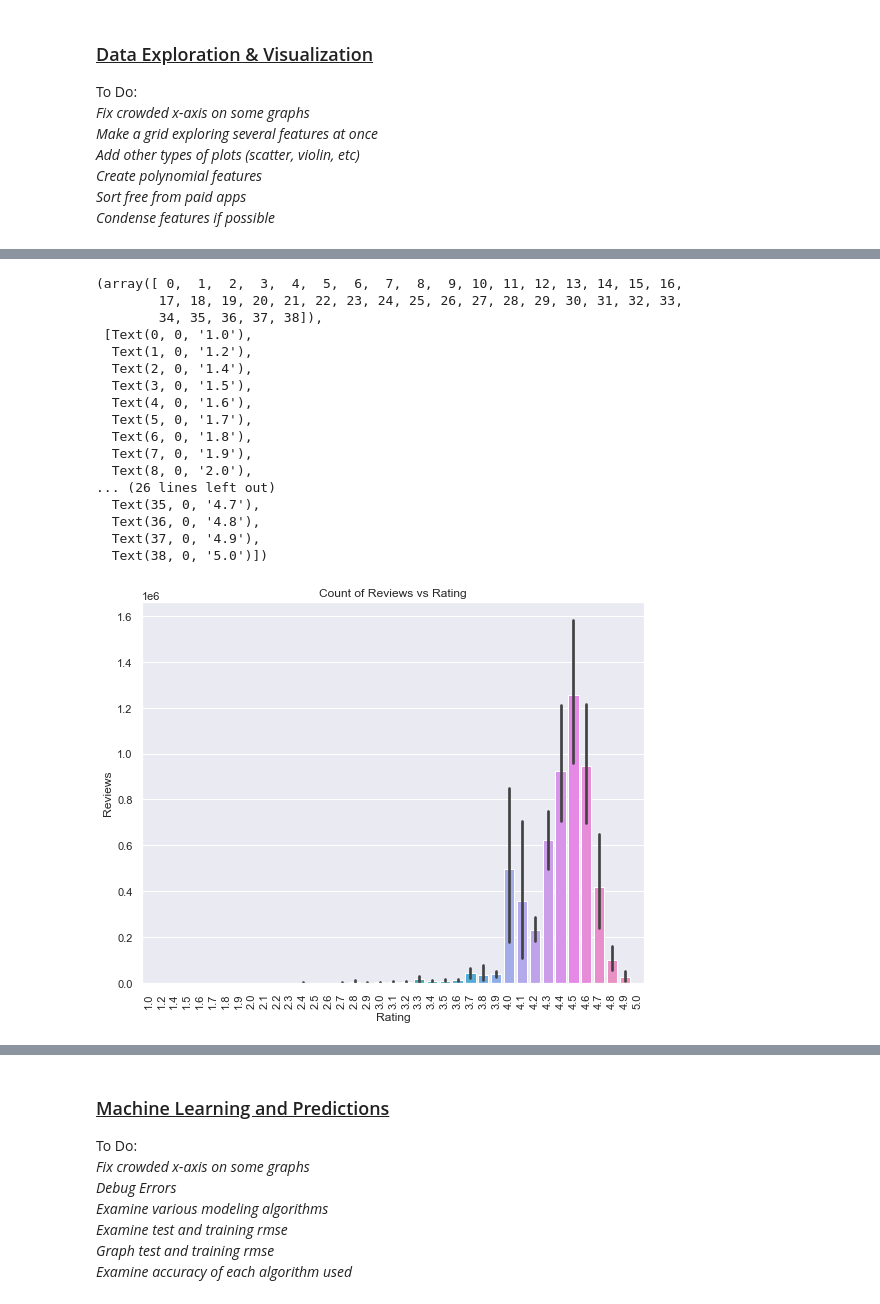
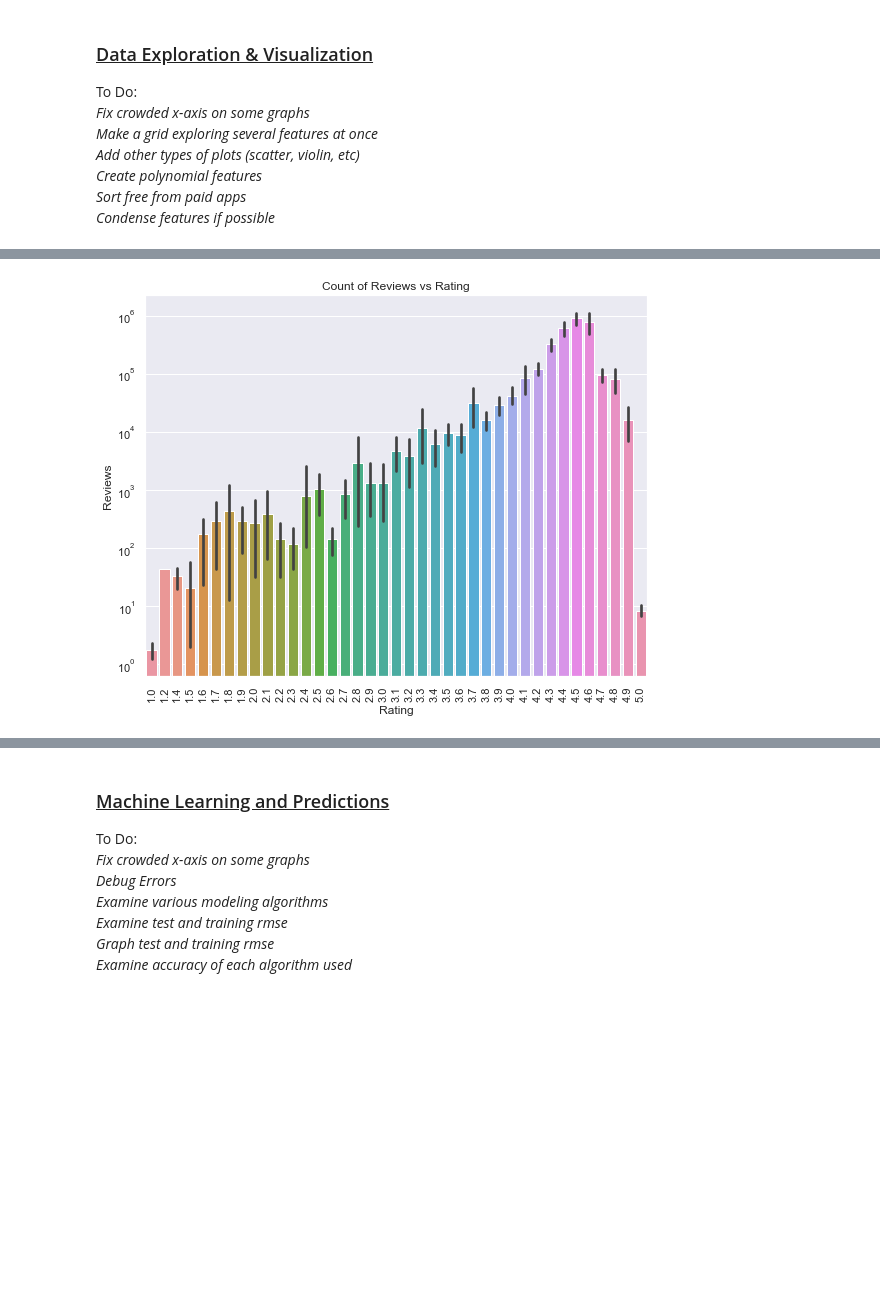
Before and after one commit to bryanaguiar/Data-Science-Group-Project, a Jupyter notebook: Playstore_Analysis_Data_Clean_Up.ipynb, the cells around one changed output, grey strips where cells are left out. Saved outputs shown, nothing was run; the diff lists cells and outputs as text; code cells hidden in the pictures; blank space fills up the shorter version.

```diff
--- a/Playstore_Analysis_Data_Clean_Up.ipynb
+++ b/Playstore_Analysis_Data_Clean_Up.ipynb
@@ -112,6 +112,7 @@ Total Na Values: 1487
 previousRows = df.shape[0]
 
 df = df.dropna()
+df = df[df['Size'] != 'Varies with device']
 df.reset_index(drop=True, inplace = True)
 newRows = df.shape[0]
 
@@ -151,0 +130,19 @@ df.drop(['Android Ver', 'Current Ver', 'Last Updated'], axis=1)
+# %%
+#Convert price column from object to float
+df['Price'] = df['Price'].str.replace('$', '').astype(float)
+
+#Convert reviews column from object to int
+df['Reviews'] = df['Reviews'].astype(int)
+
+#Convert Size column from object to float
+temp = df['Size'][df['Size'].str.strip().str[-1] == 'M'].str.replace('M', '')
+temp = temp.astype(float)
+df['Size'][df['Size'].str.strip().str[-1] == 'M'] = temp
+
+temp = df['Size'][df['Size'].str.strip().str[-1] == 'k'].str.replace('k', '')
+temp = temp.astype(float) / 1000
+df['Size'][df['Size'].str.strip().str[-1] == 'k'] = temp
+
+#Condensing Multi Genre Categories into new Primary Genre based on first entry
+df['Primary_Genre'] = df['Genres'].str.split(';', 1)
+df['Primary_Genre'] = df['Primary_Genre'].str.get(0)
@@ -190,5 +213,6 @@ print(df.groupby('Rating')['Reviews'].sum())
 plot = sns.barplot(data=df, x='Rating', y='Reviews')
 plot.set(title='Count of Reviews vs Rating')
 plt.xticks(rotation=90)
+plt.yscale('log')
 # %% [output]
 Rating
@@ -210,21 +234,4 @@ Rating
 Name: Reviews, dtype: int32
-(array([ 0,  1,  2,  3,  4,  5,  6,  7,  8,  9, 10, 11, 12, 13, 14, 15, 16,
-        17, 18, 19, 20, 21, 22, 23, 24, 25, 26, 27, 28, 29, 30, 31, 32, 33,
-        34, 35, 36, 37, 38]),
- [Text(0, 0, '1.0'),
-  Text(1, 0, '1.2'),
-  Text(2, 0, '1.4'),
-  Text(3, 0, '1.5'),
-  Text(4, 0, '1.6'),
-  Text(5, 0, '1.7'),
-  Text(6, 0, '1.8'),
-  Text(7, 0, '1.9'),
-  Text(8, 0, '2.0'),
-... (26 lines left out)
-  Text(35, 0, '4.7'),
-  Text(36, 0, '4.8'),
-  Text(37, 0, '4.9'),
-  Text(38, 0, '5.0')])
-[figure, old version]
+[figure, new version]
 # %%
 # Examine how many reviews each genre has
```
Also changed, not shown: parts of 20 cells of this notebook.
